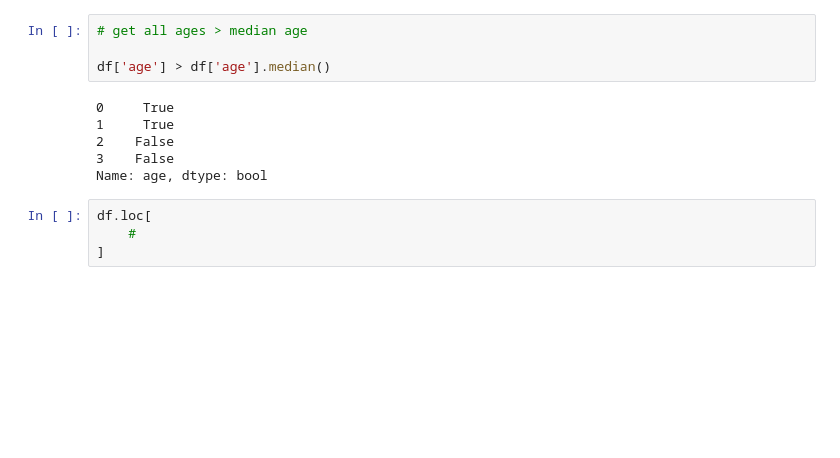
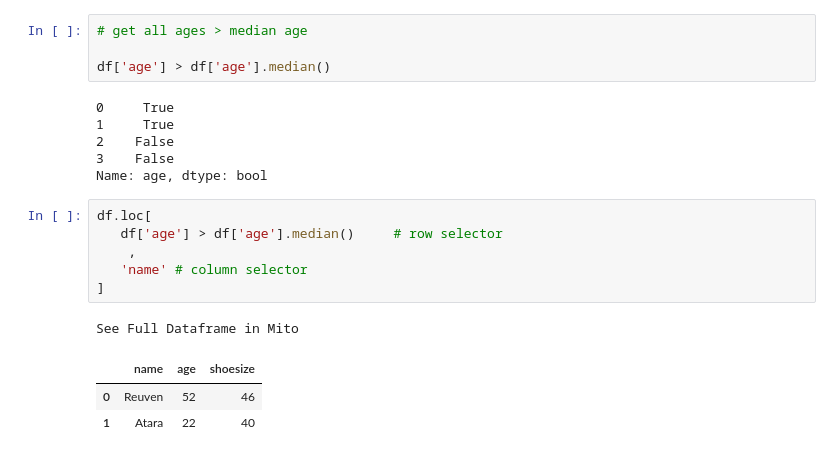
Before and after one commit to reuven/oreilly-2023-05May-data, a Jupyter notebook: data-2023-05May-16.ipynb, the cells around one changed output. Saved outputs shown, nothing was run; the diff lists cells and outputs as text; blank space fills up the shorter version.

```diff
--- a/data-2023-05May-16.ipynb
+++ b/data-2023-05May-16.ipynb
@@ -1792,7 +1792,14 @@ df['age'] > df['age'].median()
 2    False
 3    False
 Name: age, dtype: bool
-# %%
-df.loc[
-    #
-]
+# %%
+df.loc[
+   df['age'] > df['age'].median()     # row selector
+    ,
+   'name' # column selector
+]
+# %% [output]
+See Full Dataframe in Mito
+|  | name | age | shoesize |
+| 0 | Reuven | 52 | 46 |
+| 1 | Atara | 22 | 40 |
```
